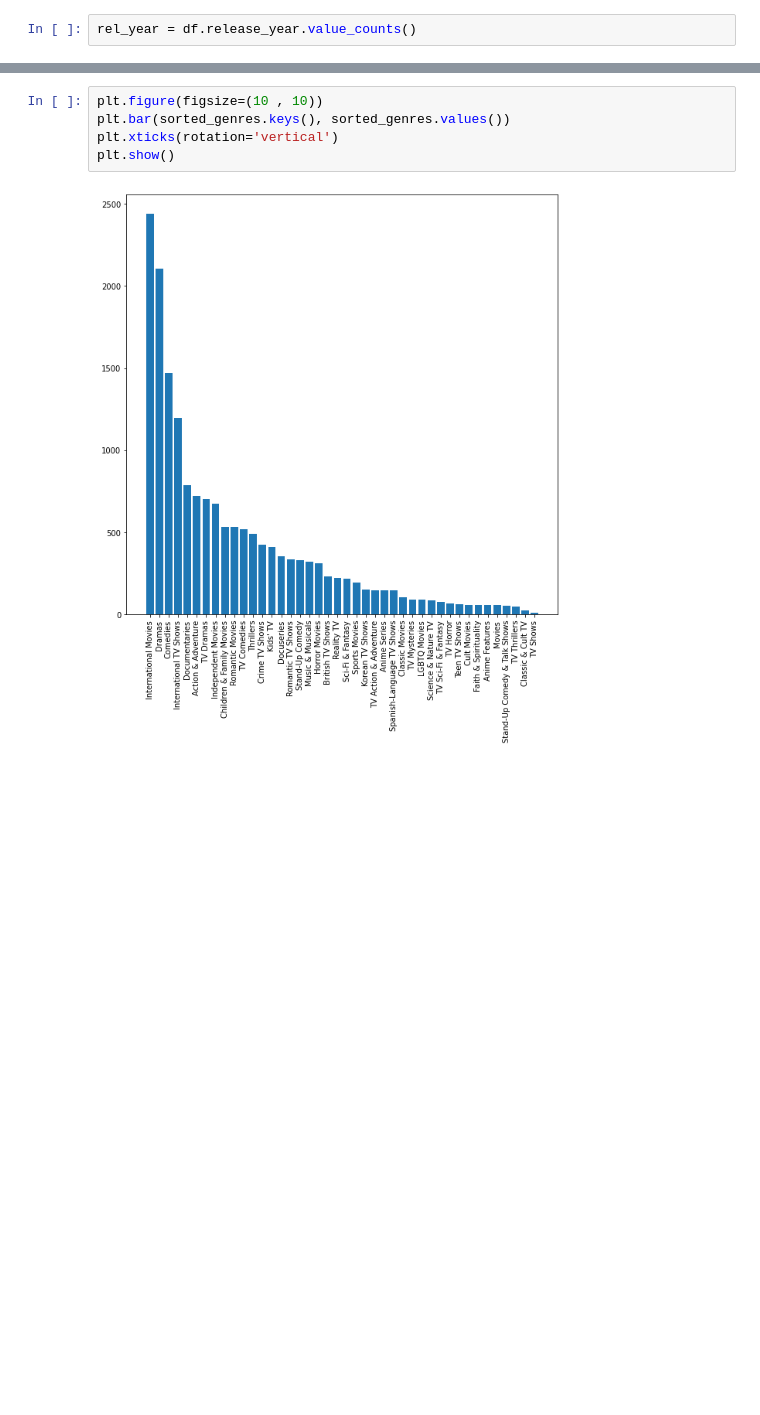
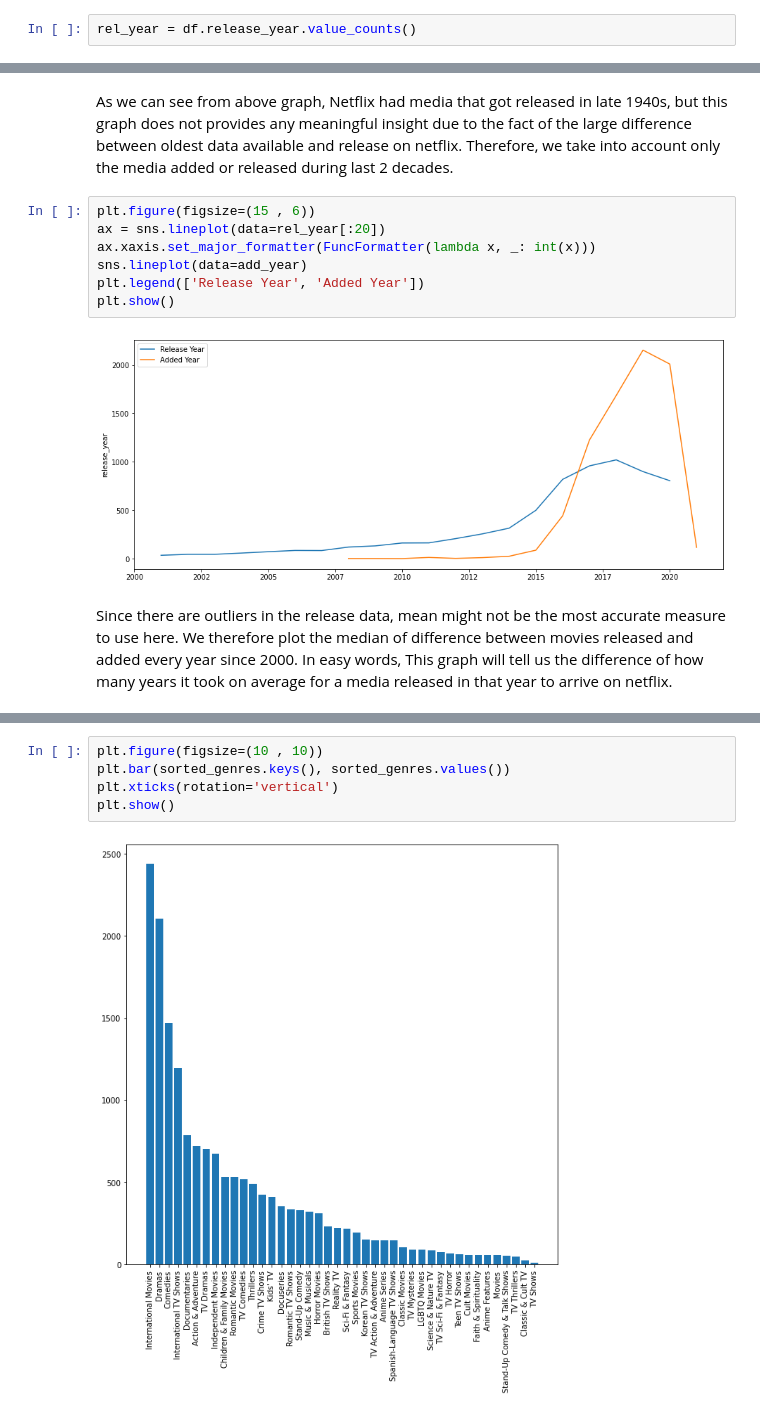
Before and after one commit to Ramshah1/Netflix-Data-Analysis, a Jupyter notebook: netflix_analysis.ipynb, the cells around one changed output, grey strips where cells are left out. Drawn from its saved outputs; the diff is of its cells as text; blank space fills up the shorter version.

```diff
--- a/netflix_analysis.ipynb
+++ b/netflix_analysis.ipynb
@@ -460,0 +147,14 @@ print(sorted_genres)
+# %% [markdown]
+As we can see from above graph, Netflix had media that got released in late 1940s, but this graph does not provides any meaningful insight due to the fact of the large difference between oldest data available and release on netflix. Therefore, we take into account only the media added or released during last 2 decades.
+# %%
+plt.figure(figsize=(15 , 6))
+ax = sns.lineplot(data=rel_year[:20])
+ax.xaxis.set_major_formatter(FuncFormatter(lambda x, _: int(x)))
+sns.lineplot(data=add_year)
+plt.legend(['Release Year', 'Added Year'])
+plt.show()
+# %% [output]
+[figure, added]
+# %% [markdown]
+Since there are outliers in the release data, mean might not be the most accurate measure to use here. We therefore plot the median of difference between movies released and added every year since 2000.
+In easy words, This graph will tell us the difference of how many years it took on average for a media released in that year to arrive on netflix.
```
Also changed, not shown: parts of 53 cells of this notebook.
